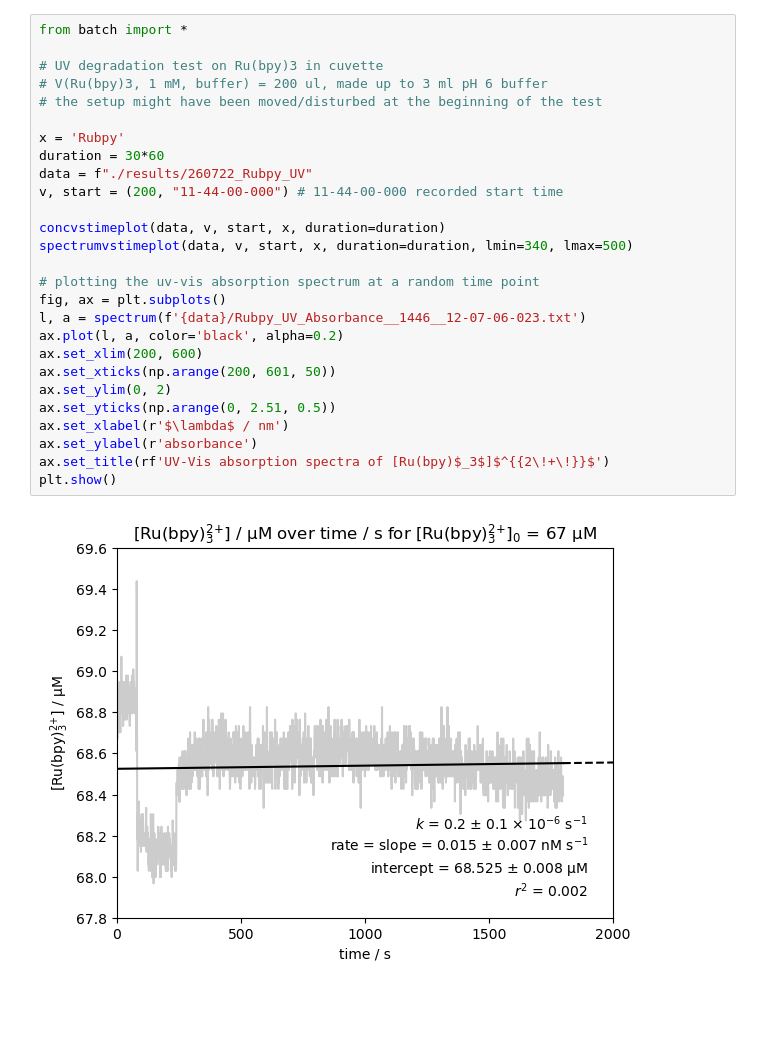
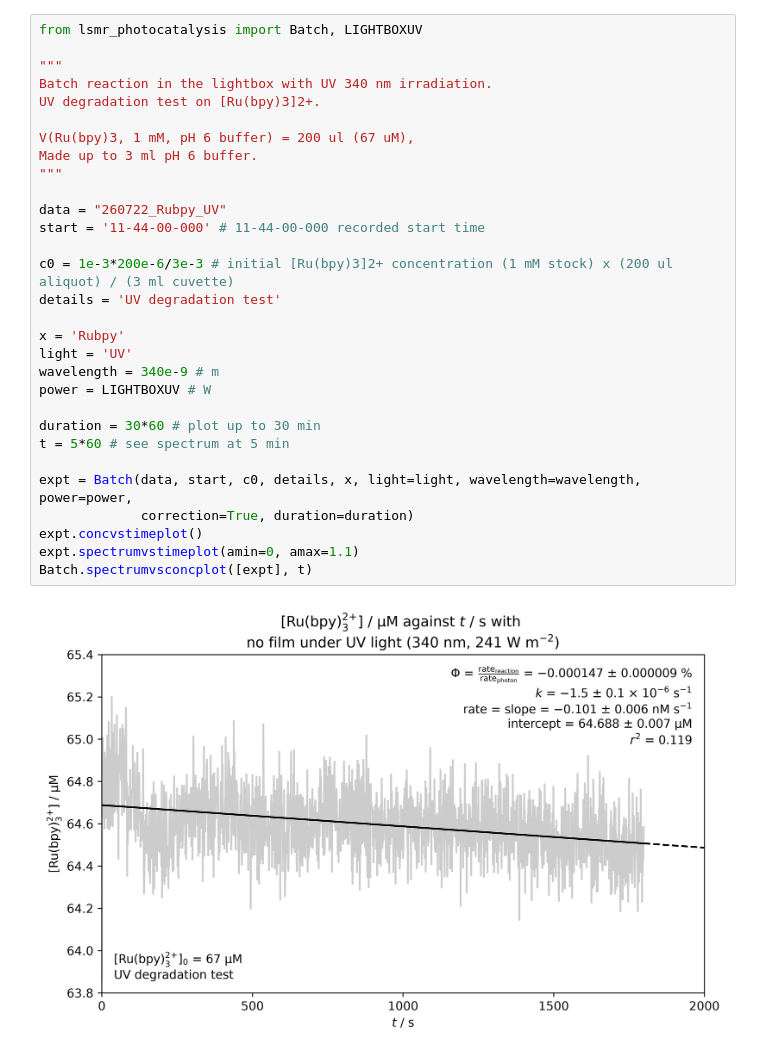
Before and after one commit to Cambridge-PAM/lsmr-photocatalysis, a Jupyter notebook: notebooks/rubpy/260722_batch_test_uv_rubpy.ipynb, the cells around one changed output. Saved outputs shown, nothing was run; the diff lists cells and outputs as text; blank space fills up the shorter version.

Commit message:
rubpy uv degradation test in batch

```diff
--- a/notebooks/rubpy/260722_batch_test_uv_rubpy.ipynb
+++ b/notebooks/rubpy/260722_batch_test_uv_rubpy.ipynb
@@ -1,29 +1,32 @@
 # %%
-from batch import *
+from lsmr_photocatalysis import Batch, LIGHTBOXUV
 
-# UV degradation test on Ru(bpy)3 in cuvette
-# V(Ru(bpy)3, 1 mM, buffer) = 200 ul, made up to 3 ml pH 6 buffer
-# the setup might have been moved/disturbed at the beginning of the test
+"""
+Batch reaction in the lightbox with UV 340 nm irradiation.
+UV degradation test on [Ru(bpy)3]2+.
+
+V(Ru(bpy)3, 1 mM, pH 6 buffer) = 200 ul (67 uM),
+Made up to 3 ml pH 6 buffer.
+"""
+
+data = "260722_Rubpy_UV"
+start = '11-44-00-000' # 11-44-00-000 recorded start time
+
+c0 = 1e-3*200e-6/3e-3 # initial [Ru(bpy)3]2+ concentration (1 mM stock) x (200 ul aliquot) / (3 ml cuvette)
+details = 'UV degradation test'
 
 x = 'Rubpy'
-duration = 30*60
-data = f"./results/260722_Rubpy_UV"
-v, start = (200, "11-44-00-000") # 11-44-00-000 recorded start time
+light = 'UV'
+wavelength = 340e-9 # m
+power = LIGHTBOXUV # W
 
-concvstimeplot(data, v, start, x, duration=duration)
-spectrumvstimeplot(data, v, start, x, duration=duration, lmin=340, lmax=500)
+duration = 30*60 # plot up to 30 min
+t = 5*60 # see spectrum at 5 min
 
-# plotting the uv-vis absorption spectrum at a random time point
-fig, ax = plt.subplots()
-l, a = spectrum(f'{data}/Rubpy_UV_Absorbance__1446__12-07-06-023.txt')
-ax.plot(l, a, color='black', alpha=0.2)
-ax.set_xlim(200, 600)
-ax.set_xticks(np.arange(200, 601, 50))
-ax.set_ylim(0, 2)
-ax.set_yticks(np.arange(0, 2.51, 0.5))
-ax.set_xlabel(r'$\lambda$ / nm')
-ax.set_ylabel(r'absorbance')
-ax.set_title(rf'UV-Vis absorption spectra of [Ru(bpy)$_3$]$^{{2\!+\!}}$')
-plt.show()
+expt = Batch(data, start, c0, details, x, light=light, wavelength=wavelength, power=power,
+             correction=True, duration=duration)
+expt.concvstimeplot()
+expt.spectrumvstimeplot(amin=0, amax=1.1)
+Batch.spectrumvsconcplot([expt], t)
 # %% [output]
-[figure, old version]
+[figure, new version]
```
Also changed, not shown: parts of 1 cell of this notebook.
